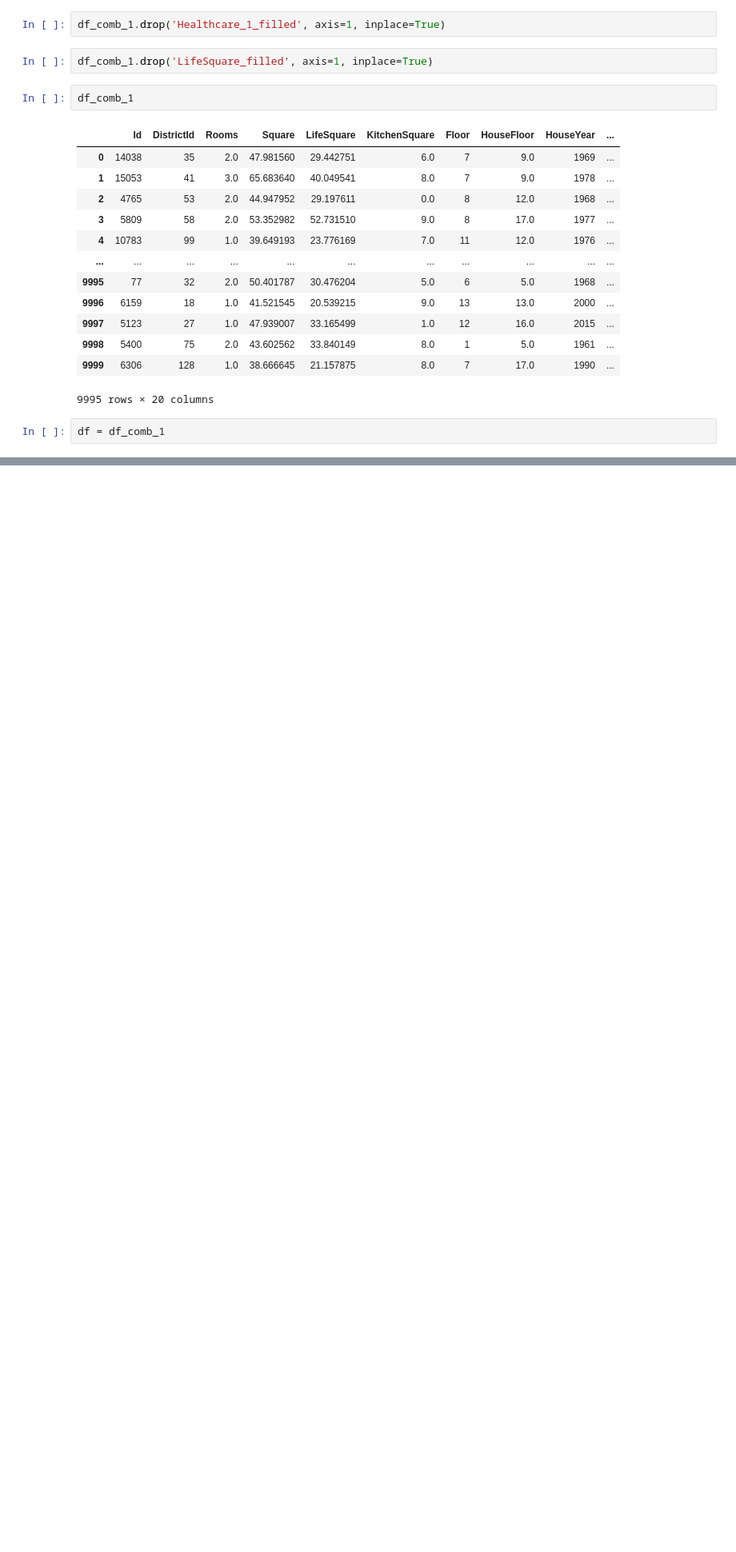
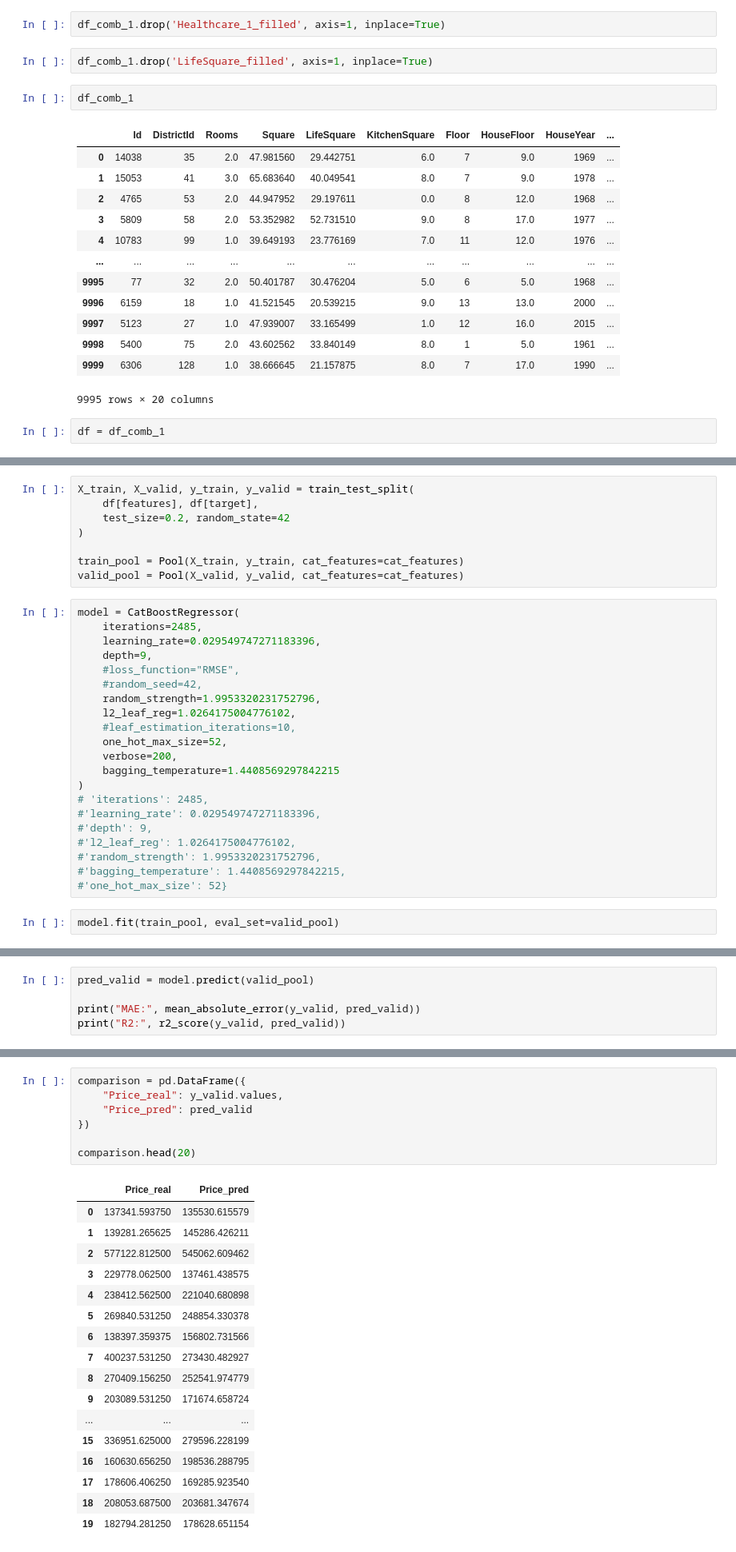
Before and after one commit to KorbovskiyOleg/DataScience, a Jupyter notebook: DataScince/Готовый курсовой проект/OKorbovsky_solution.ipynb, the cells around one changed output, grey strips where cells are left out. Shown at 80% size. Drawn from its saved outputs; the diff is of its cells as text; blank space fills up the shorter version.

```diff
--- a/DataScince/Готовый курсовой проект/OKorbovsky_solution.ipynb
+++ b/DataScince/Готовый курсовой проект/OKorbovsky_solution.ipynb
@@ -794,0 +861,31 @@ df
+# %%
+X_train, X_valid, y_train, y_valid = train_test_split(
+    df[features], df[target],
+    test_size=0.2, random_state=42
+)
+
+train_pool = Pool(X_train, y_train, cat_features=cat_features)
+valid_pool = Pool(X_valid, y_valid, cat_features=cat_features)
+# %%
+model = CatBoostRegressor(
+    iterations=2485,
+    learning_rate=0.029549747271183396,
+    depth=9,
+    #loss_function="RMSE",
+    #random_seed=42,
+    random_strength=1.9953320231752796,
+    l2_leaf_reg=1.0264175004776102,
+    #leaf_estimation_iterations=10,
+    one_hot_max_size=52,
+    verbose=200,
+    bagging_temperature=1.4408569297842215
+)
+# 'iterations': 2485,
+#'learning_rate': 0.029549747271183396,
+#'depth': 9,
+#'l2_leaf_reg': 1.0264175004776102,
+#'random_strength': 1.9953320231752796,
+#'bagging_temperature': 1.4408569297842215,
+#'one_hot_max_size': 52}
+# %%
+model.fit(train_pool, eval_set=valid_pool)
@@ -794,0 +913,5 @@ df
+# %%
+pred_valid = model.predict(valid_pool)
+
+print("MAE:", mean_absolute_error(y_valid, pred_valid))
+print("R2:", r2_score(y_valid, pred_valid))
@@ -794,0 +921,25 @@ df
+# %%
+comparison = pd.DataFrame({
+    "Price_real": y_valid.values,
+    "Price_pred": pred_valid
+})
+
+comparison.head(20)
+# %% [output]
+|  | Price_real | Price_pred |
+| 0 | 137341.593750 | 135530.615579 |
+| 1 | 139281.265625 | 145286.426211 |
+| 2 | 577122.812500 | 545062.609462 |
+| 3 | 229778.062500 | 137461.438575 |
+| 4 | 238412.562500 | 221040.680898 |
+| 5 | 269840.531250 | 248854.330378 |
+| 6 | 138397.359375 | 156802.731566 |
+| 7 | 400237.531250 | 273430.482927 |
+| 8 | 270409.156250 | 252541.974779 |
+| 9 | 203089.531250 | 171674.658724 |
+| ... | ... | ... |
+| 15 | 336951.625000 | 279596.228199 |
+| 16 | 160630.656250 | 198536.288795 |
+| 17 | 178606.406250 | 169285.923540 |
+| 18 | 208053.687500 | 203681.347674 |
+| 19 | 182794.281250 | 178628.651154 |
```
Also changed, not shown: parts of 14 cells of this notebook, 1 other file.
